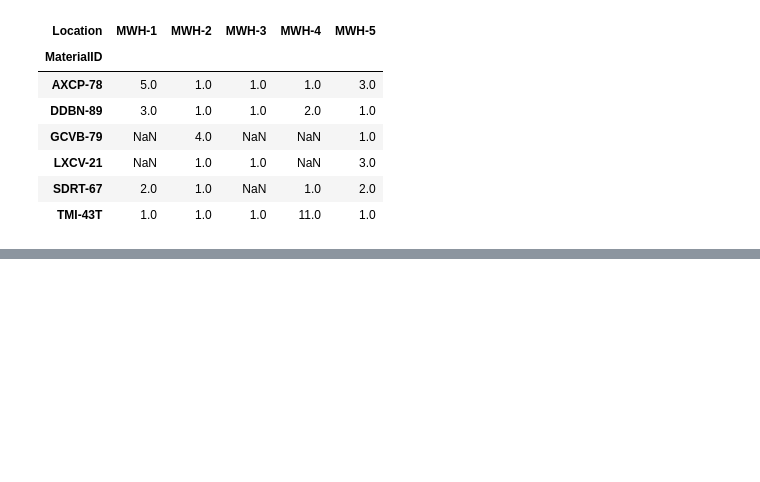
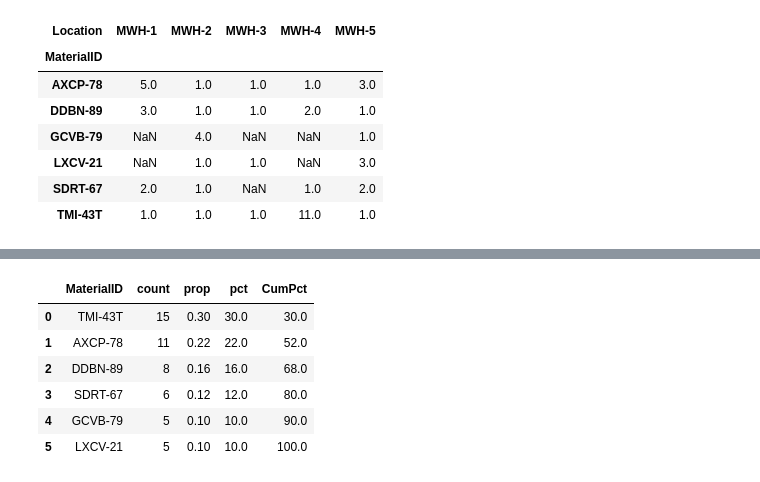
Before and after one commit to Omkar210/Statistics-and-ML, a Jupyter notebook: Day5.ipynb, the cells around one changed output, grey strips where cells are left out. Cells and saved outputs as stored; diff of their text form; code cells hidden in the pictures; blank space fills up the shorter version.

```diff
--- a/Day5.ipynb
+++ b/Day5.ipynb
@@ -290,0 +324,2 @@ proportion = p/q both are discrete ex: number of poeple from maharashtra / total
+# %%
+x1 = df.MaterialID
@@ -290,0 +353,4 @@ proportion = p/q both are discrete ex: number of poeple from maharashtra / total
+# %%
+print(x1.value_counts().reset_index(drop=True))
+df1 = x1.value_counts().reset_index()
+df1
@@ -290,0 +372,3 @@ proportion = p/q both are discrete ex: number of poeple from maharashtra / total
+# %%
+df1['prop'] = df1['count']/sum(df1['count'])
+df1
@@ -290,0 +383,3 @@ proportion = p/q both are discrete ex: number of poeple from maharashtra / total
+# %%
+df1['pct'] = df1['prop']*100
+df1
@@ -290,0 +394,12 @@ proportion = p/q both are discrete ex: number of poeple from maharashtra / total
+# %%
+# Top three conssignment has total percentage count
+df1['CumPct'] = np.cumsum(df1['pct'])
+df1
+# %% [output]
+|  | MaterialID | count | prop | pct | CumPct |
+| 0 | TMI-43T | 15 | 0.30 | 30.0 | 30.0 |
+| 1 | AXCP-78 | 11 | 0.22 | 22.0 | 52.0 |
+| 2 | DDBN-89 | 8 | 0.16 | 16.0 | 68.0 |
+| 3 | SDRT-67 | 6 | 0.12 | 12.0 | 80.0 |
+| 4 | GCVB-79 | 5 | 0.10 | 10.0 | 90.0 |
+| 5 | LXCV-21 | 5 | 0.10 | 10.0 | 100.0 |
```
Also changed, not shown: parts of 14 cells of this notebook.
